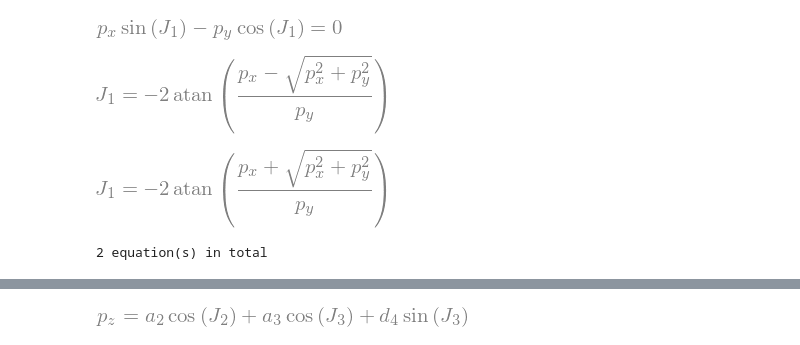
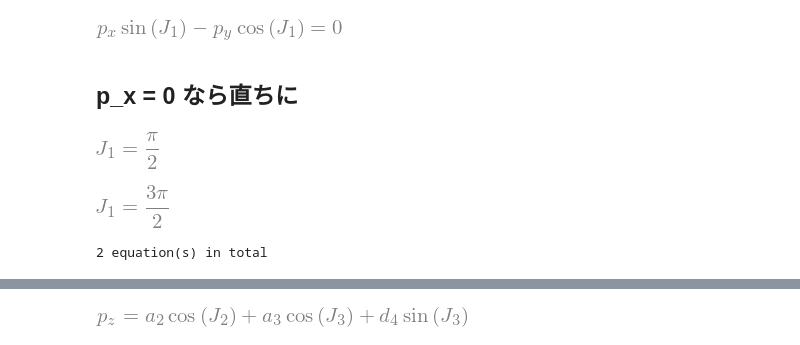
Before and after one commit to maeda-lab/Scaledown, a Jupyter notebook: miyamoto/FK_IK_furukawa.ipynb, the cells around one changed output, grey strips where cells are left out. Drawn from its saved outputs; the diff is of its cells as text; code cells hidden in the pictures.

```diff
--- a/miyamoto/FK_IK_furukawa.ipynb
+++ b/miyamoto/FK_IK_furukawa.ipynb
@@ -248,19 +248,15 @@ for idx in [3,7,11]:
 sym.Eq(A1iT6[11] , A23456[11])
 # %% [output]
 [figure]
+# %% [markdown]
+## p_x = 0 なら直ちに
 # %%
-# の３元連立方程式を得る．　上記第３式は，
-eq=A1iT6[11] - A23456[11]
-
-# J1について解くと，
-sol = sym.solve(eq, J_1)
+sol = sym.solve(p_y * C(J_1), J_1)
 
 for i  in range(len(sol)):
-    display( sym.trigsimp(sym.Eq(J_1,  sol[i])))
+    display( sym.simplify(sym.Eq(J_1,  sol[i])))
 print( str(len(sol)) +' equation(s) in total')
-
-sol_J1 = sol
 # %% [output]
-[figure, old version]
+[figure, new version]
-[figure, old version]
+[figure, new version]
 2 equation(s) in total
```
Also changed, not shown: parts of 14 cells of this notebook.
